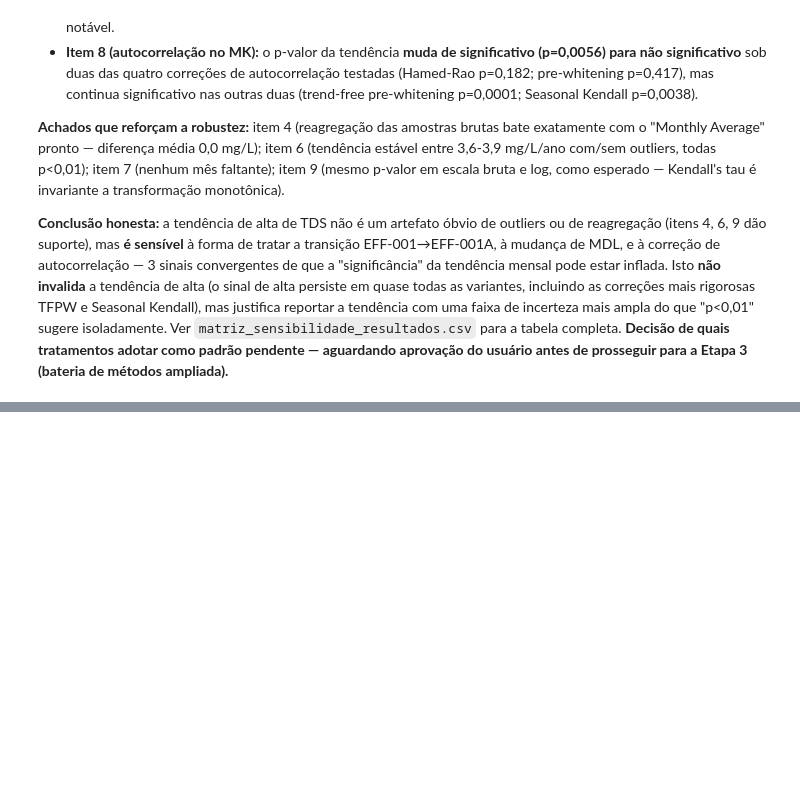
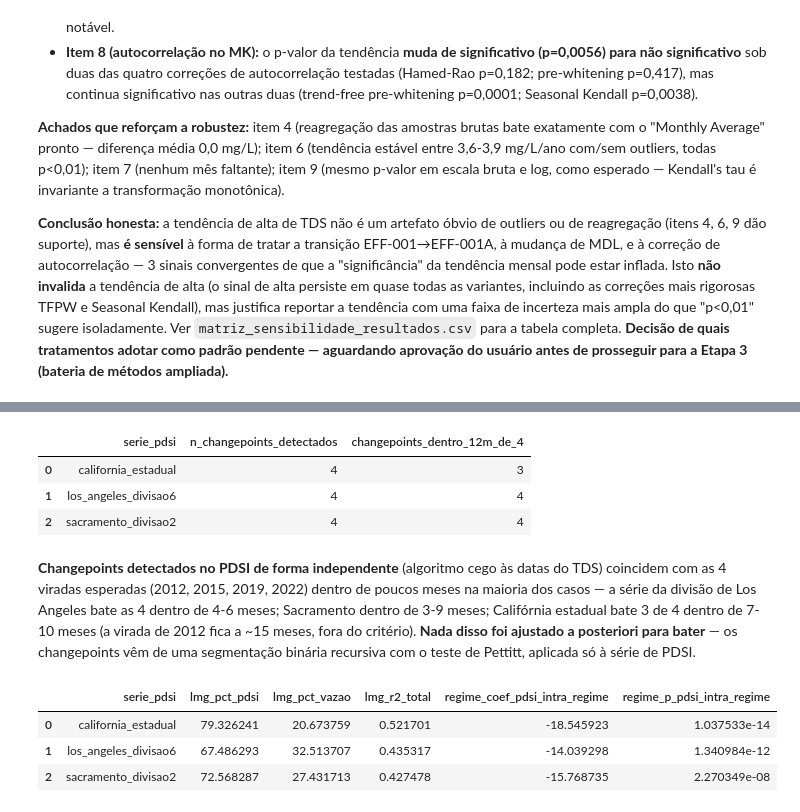
Before and after one commit to igorfnogueira/projeto-aplicado, a Jupyter notebook: notebook.ipynb, the cells around one changed output, grey strips where cells are left out. Saved outputs shown, nothing was run; the diff lists cells and outputs as text; code cells hidden in the pictures; blank space fills up the shorter version.

```diff
--- a/notebook.ipynb
+++ b/notebook.ipynb
@@ -397,0 +675,17 @@ matriz[['item', 'variante', 'metrica', 'valor_metrica', 'pvalor', 'n']]
+# %%
+pdsi_res[['serie_pdsi', 'n_changepoints_detectados', 'changepoints_dentro_12m_de_4']]
+# %% [output]
+|  | serie_pdsi | n_changepoints_detectados | changepoints_dentro_12m_de_4 |
+| 0 | california_estadual | 4 | 3 |
+| 1 | los_angeles_divisao6 | 4 | 4 |
+| 2 | sacramento_divisao2 | 4 | 4 |
+# %% [markdown]
+**Changepoints detectados no PDSI de forma independente** (algoritmo cego às datas do TDS) coincidem com as 4 viradas esperadas (2012, 2015, 2019, 2022) dentro de poucos meses na maioria dos casos — a série da divisão de Los Angeles bate as 4 dentro de 4-6 meses; Sacramento dentro de 3-9 meses; Califórnia estadual bate 3 de 4 dentro de 7-10 meses (a virada de 2012 fica a ~15 meses, fora do critério). **Nada disso foi ajustado a posteriori para bater** — os changepoints vêm de uma segmentação binária recursiva com o teste de Pettitt, aplicada só à série de PDSI.
+# %%
+pdsi_res[['serie_pdsi', 'lmg_pct_pdsi', 'lmg_pct_vazao', 'lmg_r2_total',
+          'regime_coef_pdsi_intra_regime', 'regime_p_pdsi_intra_regime']]
+# %% [output]
+|  | serie_pdsi | lmg_pct_pdsi | lmg_pct_vazao | lmg_r2_total | regime_coef_pdsi_intra_regime | regime_p_pdsi_intra_regime |
+| 0 | california_estadual | 79.326241 | 20.673759 | 0.521701 | -18.545923 | 1.037533e-14 |
+| 1 | los_angeles_divisao6 | 67.486293 | 32.513707 | 0.435317 | -14.039298 | 1.340984e-12 |
+| 2 | sacramento_divisao2 | 72.568287 | 27.431713 | 0.427478 | -15.768735 | 2.270349e-08 |
```
Also changed, not shown: parts of 25 cells of this notebook, 21 other files.
